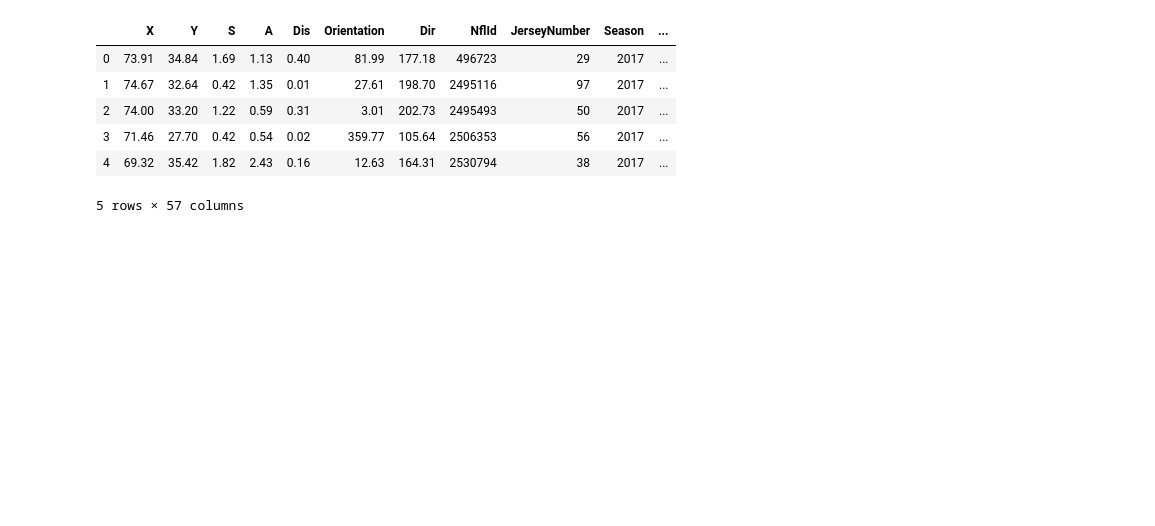
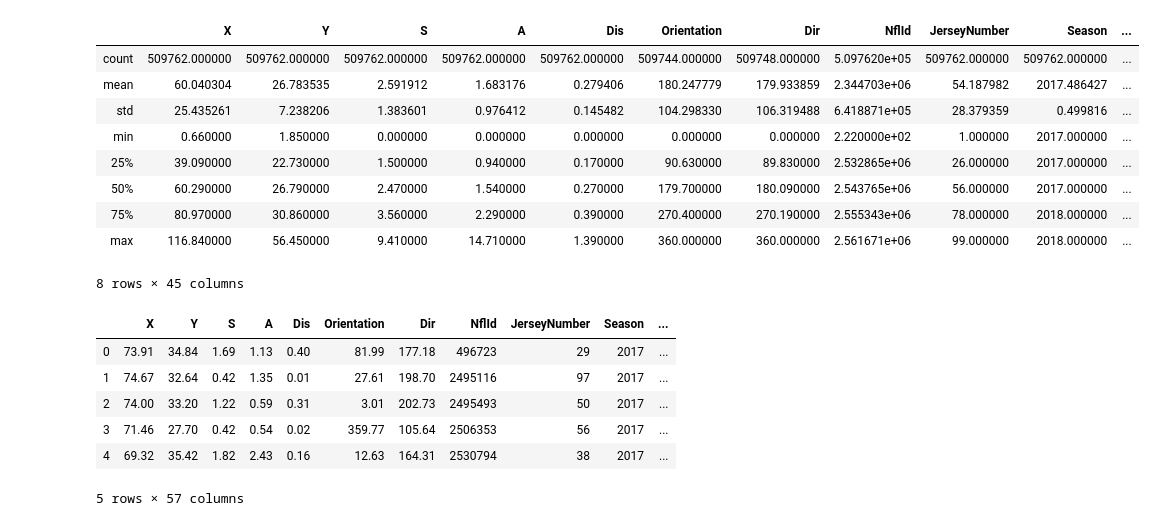
Before and after one commit to young31/MachineLearning, a Jupyter notebook: nfl/FE_function.ipynb, the cells around one changed output. Saved outputs shown, nothing was run; the diff lists cells and outputs as text; code cells hidden in the pictures; blank space fills up the shorter version.

```diff
--- a/nfl/FE_function.ipynb
+++ b/nfl/FE_function.ipynb
@@ -337,5 +346,3 @@ def weather(a):
         return -0.5
     else:
         return 0
-# %%
-train = tt.copy()
@@ -349,4 +349,25 @@ import datetime
+# %%
+def conf(a):
+    global CONF
+    return CONF[a]
+# %%
+ctd = ['GameId',
+ 'PlayId',
+ 'Team',
+ 'DisplayName',
+ 'OffensePersonnel',
+ 'DefensePersonnel',
+ 'PlayDirection',
+ 'TimeHandoff',
+ 'TimeSnap',
+ 'PlayerCollegeName',
+ 'HomeTeamAbbr',
+ 'VisitorTeamAbbr',
+ 'Stadium',
+ 'Location',
+ 'WindDirection']
 # %%
+%%time
 train['PossessionTeam'] = train['PossessionTeam'].map(team)
 train['HomeTeamAbbr'] = train['HomeTeamAbbr'].map(team)
 train['VisitorTeamAbbr'] = train['VisitorTeamAbbr'].map(team)
@@ -421,4 +442,15 @@ for i in range(len(train)):
 
 train['WinRatio'] = w_ratio
 train['VsWinRatio'] = Vs_w_ratio
-##
+
+confset = [0] * len(train)
+confset = train['HomeTeam'].map(conf)
+train = pd.concat([train, confset], axis=1)
+
+gc.collect()
+offset(train)
+gc.collect()
+dffset(train)
+
+train = pd.concat([train, off, dff], axis=1).drop(ctd, axis=1)
+gc.collect()
@@ -429,3 +478,16 @@ len(train.columns)
+# %%
+train.describe()
+# %% [output]
+|  | X | Y | S | A | Dis | Orientation | Dir | NflId | JerseyNumber | Season | ... |
+| count | 509762.000000 | 509762.000000 | 509762.000000 | 509762.000000 | 509762.000000 | 509744.000000 | 509748.000000 | 5.097620e+05 | 509762.000000 | 509762.000000 | ... |
+| mean | 60.040304 | 26.783535 | 2.591912 | 1.683176 | 0.279406 | 180.247779 | 179.933859 | 2.344703e+06 | 54.187982 | 2017.486427 | ... |
+| std | 25.435261 | 7.238206 | 1.383601 | 0.976412 | 0.145482 | 104.298330 | 106.319488 | 6.418871e+05 | 28.379359 | 0.499816 | ... |
+| min | 0.660000 | 1.850000 | 0.000000 | 0.000000 | 0.000000 | 0.000000 | 0.000000 | 2.220000e+02 | 1.000000 | 2017.000000 | ... |
+| 25% | 39.090000 | 22.730000 | 1.500000 | 0.940000 | 0.170000 | 90.630000 | 89.830000 | 2.532865e+06 | 26.000000 | 2017.000000 | ... |
+| 50% | 60.290000 | 26.790000 | 2.470000 | 1.540000 | 0.270000 | 179.700000 | 180.090000 | 2.543765e+06 | 56.000000 | 2017.000000 | ... |
+| 75% | 80.970000 | 30.860000 | 3.560000 | 2.290000 | 0.390000 | 270.400000 | 270.190000 | 2.555343e+06 | 78.000000 | 2018.000000 | ... |
+| max | 116.840000 | 56.450000 | 9.410000 | 14.710000 | 1.390000 | 360.000000 | 360.000000 | 2.561671e+06 | 99.000000 | 2018.000000 | ... |
+8 rows × 45 columns
 # %%
 a = pd.read_csv('input/FEd_train.csv')
 # %%
```
Also changed, not shown: parts of 9 cells of this notebook.
